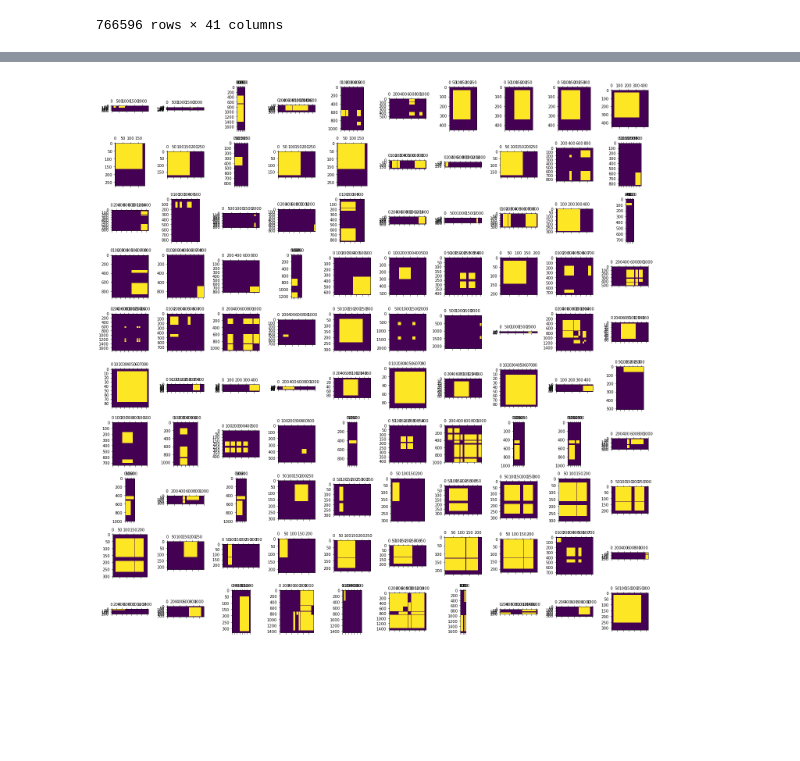
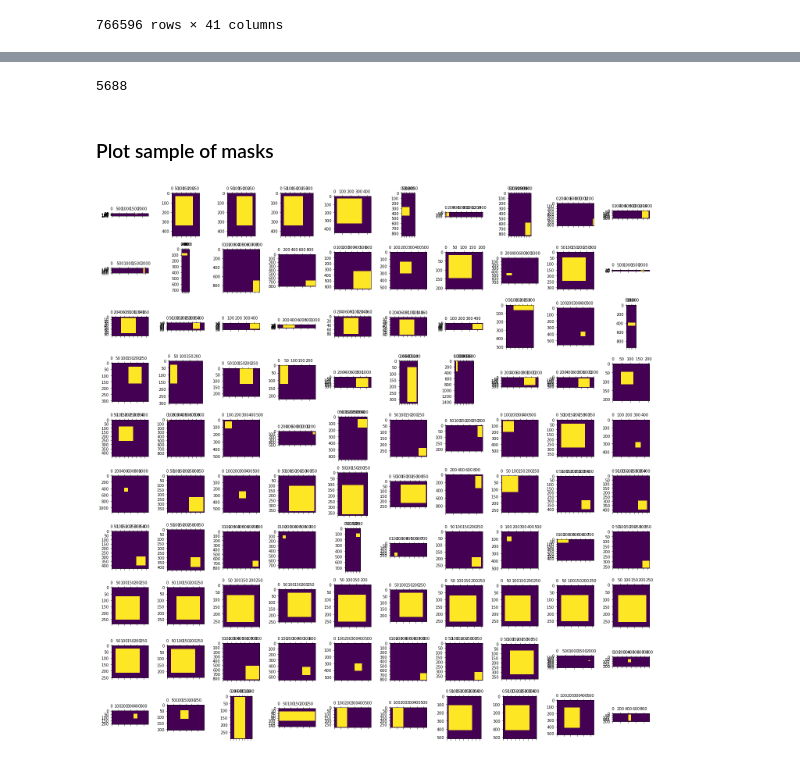
Before and after one commit to jrgreen7/PIPE, a Jupyter notebook: Deep-PIPE-Sites/eda_william.ipynb, the cells around one changed output, grey strips where cells are left out. Saved outputs shown, nothing was run; the diff lists cells and outputs as text; code cells hidden in the pictures; blank space fills up the shorter version.

```diff
--- a/Deep-PIPE-Sites/eda_william.ipynb
+++ b/Deep-PIPE-Sites/eda_william.ipynb
@@ -594,4 +563,4 @@ yeast_df
 # %%
-yeast_single_site = yeast_df[yeast_df.domain_a.str.len() > 0]
+yeast_single_site = yeast_df[yeast_df.domain_a.str.len() == 1].reset_index()
 yeast_single_site
 # %% [output]
@@ -634,14 +606,24 @@ uniprot_df.head()
 site_masks = []
 
 for UA, UB, DA, DB, PA, PB in zip(Uniprot_id_A, Uniprot_id_B, domain_pfam_a, domain_pfam_b, positions_a, positions_b):
+    interaction_area = 0
     try:
+        # initialize mask with dimensions of protein sequence
         mask = np.zeros((uniprot_df['Length'].loc[UA], uniprot_df['Length'].loc[UB]), dtype=int)
         for pos_A, pos_B in zip(PA, PB):
             # print(pos_A, pos_B, mask.shape)
+            # calculate area of interaction
+            interaction_area += (pos_A[1]-pos_A[0])*(pos_B[1]-pos_B[0])
+            # set area of interaction to 1
             mask[(pos_A[0]-1):(pos_A[1]-1), (pos_B[0]-1):(pos_B[1]-1)] = 1 # -1 as protein indexing starts by 0
-        site_masks.append(mask)
+
+        # filter for smaller interaction areas - we don't want to do the whole protein
+        if interaction_area <= 0.5 * mask.shape[0]*mask.shape[1]:
+            site_masks.append(mask)
+        else:
+            site_masks.append(np.NaN)
     except KeyError as inst:
         print(UA, UB)
         print("No uniprot entry found for protein")
         print(inst.args)
-        site_masks.append(np.zeros((0, 0), dtype=int))
+        site_masks.append(np.NaN)
@@ -662,0 +630,15 @@ site_masks[0].sum()
+# %%
+site_masks = np.asarray(site_masks)
+# %%
+# Turn back into pandas dataframe
+masks_domainsOnly = pd.DataFrame({'Uniprot ID A': Uniprot_id_A,
+                                            'Uniprot ID B': Uniprot_id_B,
+                                            'Domain_id_a': domain_pfam_a,
+                                            'Domain_id_b': domain_pfam_b,
+                                            'Domain positions A': positions_a,
+                                            'Domain positions B': positions_b,
+                                            'Sites Masks': site_masks})
+# drop all masks for proteins we could not find/area was > 50%
+masks_domainsOnly.dropna(inplace=True)
+masks_domainsOnly.reset_index(drop=True, inplace=True)
+masks_domainsOnly
@@ -663,8 +659,14 @@ site_masks[0].sum()
+# %%
+masks_domainsOnly['Sites Masks'].iloc[0].sum()
+# %% [output]
+5688
+# %% [markdown]
+### Plot sample of masks
 # %%
 fig, axs = plt.subplots(10,10, figsize=(20, 20))
 fig.set_tight_layout(True)
 for i, ax in enumerate(axs.flat):
     ax.set_aspect('auto', adjustable='box')
-    ax.matshow(site_masks[i])
+    ax.matshow(masks_domainsOnly['Sites Masks'].iloc[i])
 # %% [output]
-[figure, old version]
+[figure, new version]
```
Also changed, not shown: parts of 46 cells of this notebook.
